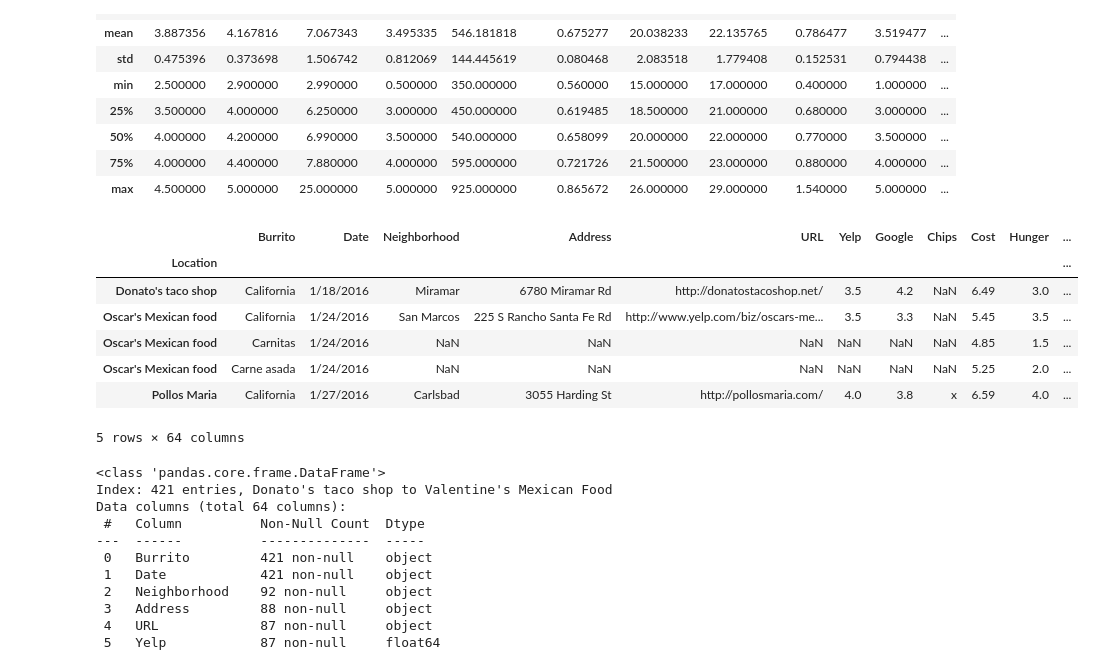
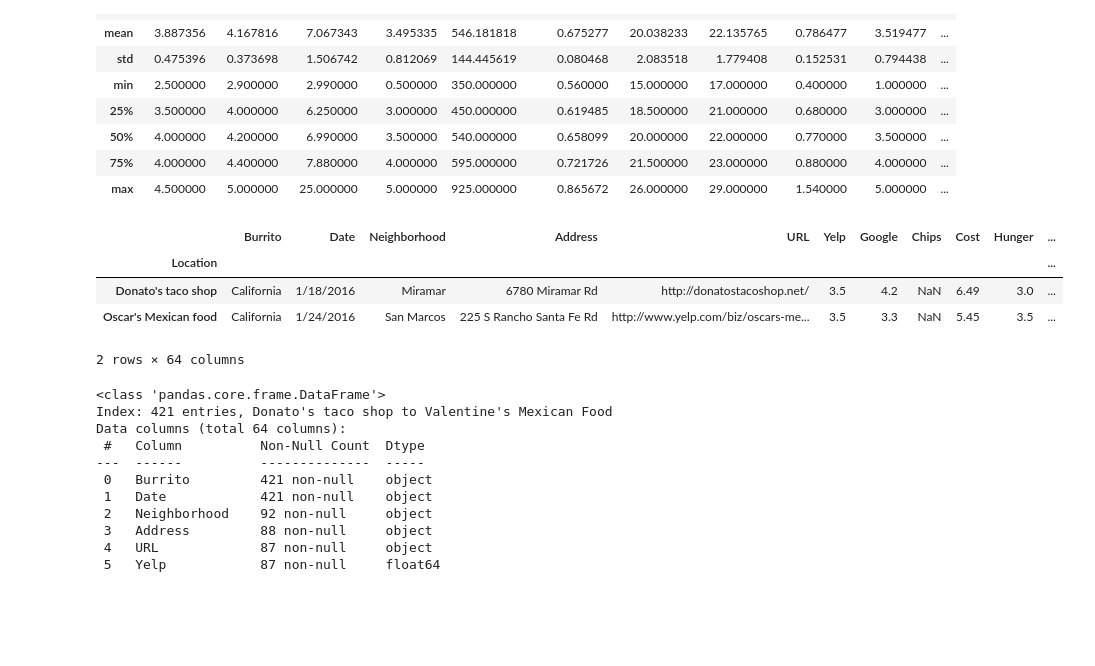
Before and after one commit to allaccountstaken/burrito, a Jupyter notebook: 2020_07_13_associate_instructor_technical.ipynb, the cells around one changed output. Cells and saved outputs as stored; diff of their text form; code cells hidden in the pictures; blank space fills up the shorter version.

```diff
--- a/2020_07_13_associate_instructor_technical.ipynb
+++ b/2020_07_13_associate_instructor_technical.ipynb
@@ -55,16 +55,13 @@ df.describe()
 | 75% | 4.000000 | 4.400000 | 7.880000 | 4.000000 | 595.000000 | 0.721726 | 21.500000 | 23.000000 | 0.880000 | 4.000000 | ... |
 | max | 4.500000 | 5.000000 | 25.000000 | 5.000000 | 925.000000 | 0.865672 | 26.000000 | 29.000000 | 1.540000 | 5.000000 | ... |
 # %%
-df.head()
+df.head(2)
 # %% [output]
 |  | Burrito | Date | Neighborhood | Address | URL | Yelp | Google | Chips | Cost | Hunger | ... |
 | Location |  |  |  |  |  |  |  |  |  |  | ... |
 | Donato's taco shop | California | 1/18/2016 | Miramar | 6780 Miramar Rd | http://donatostacoshop.net/ | 3.5 | 4.2 | NaN | 6.49 | 3.0 | ... |
 | Oscar's Mexican food | California | 1/24/2016 | San Marcos | 225 S Rancho Santa Fe Rd | http://www.yelp.com/biz/oscars-me... | 3.5 | 3.3 | NaN | 5.45 | 3.5 | ... |
-| Oscar's Mexican food | Carnitas | 1/24/2016 | NaN | NaN | NaN | NaN | NaN | NaN | 4.85 | 1.5 | ... |
-| Oscar's Mexican food | Carne asada | 1/24/2016 | NaN | NaN | NaN | NaN | NaN | NaN | 5.25 | 2.0 | ... |
-| Pollos Maria | California | 1/27/2016 | Carlsbad | 3055 Harding St | http://pollosmaria.com/ | 4.0 | 3.8 | x | 6.59 | 4.0 | ... |
-5 rows × 64 columns
+2 rows × 64 columns
 # %%
 df.info()
 # %% [output]
```
Also changed, not shown: parts of 34 cells of this notebook.
